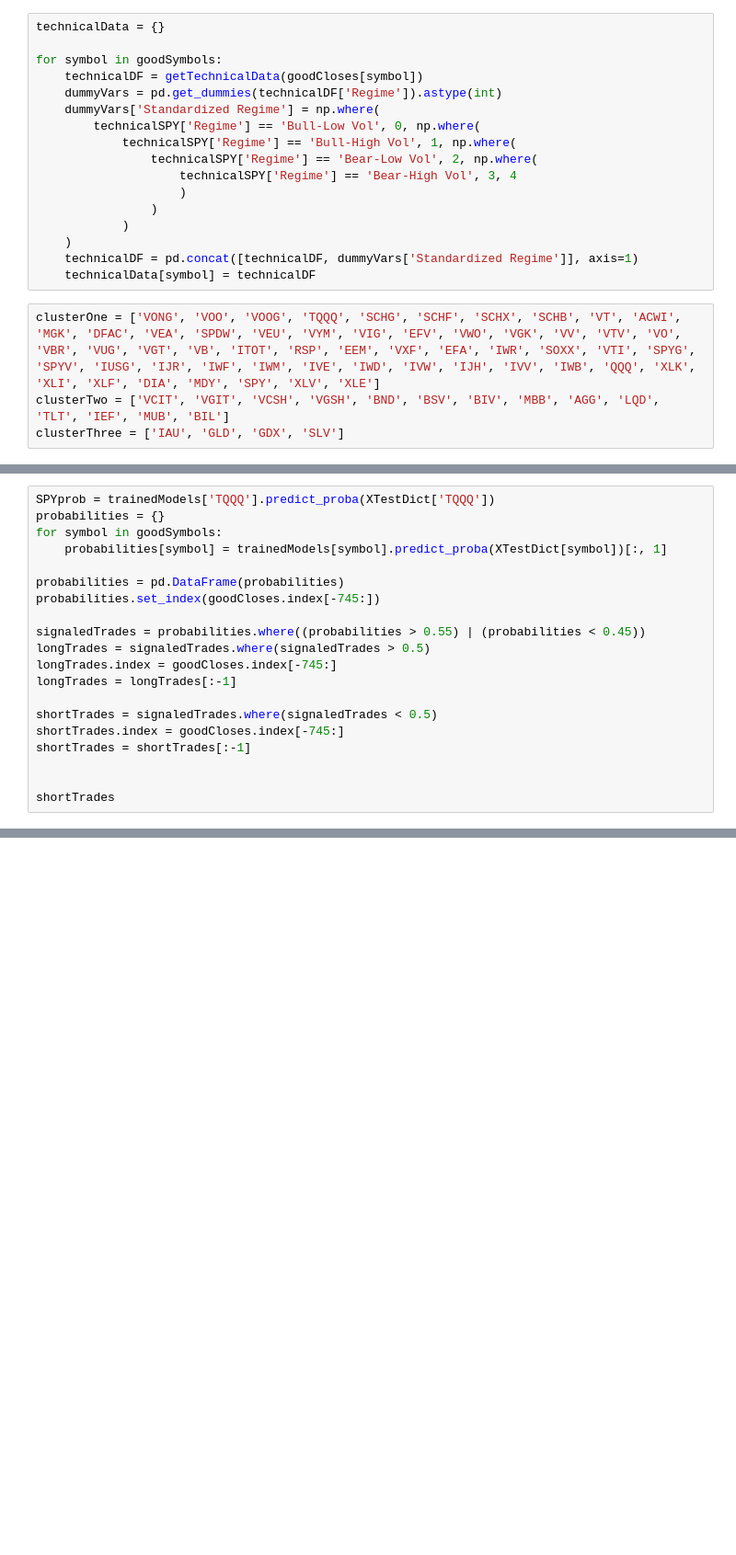
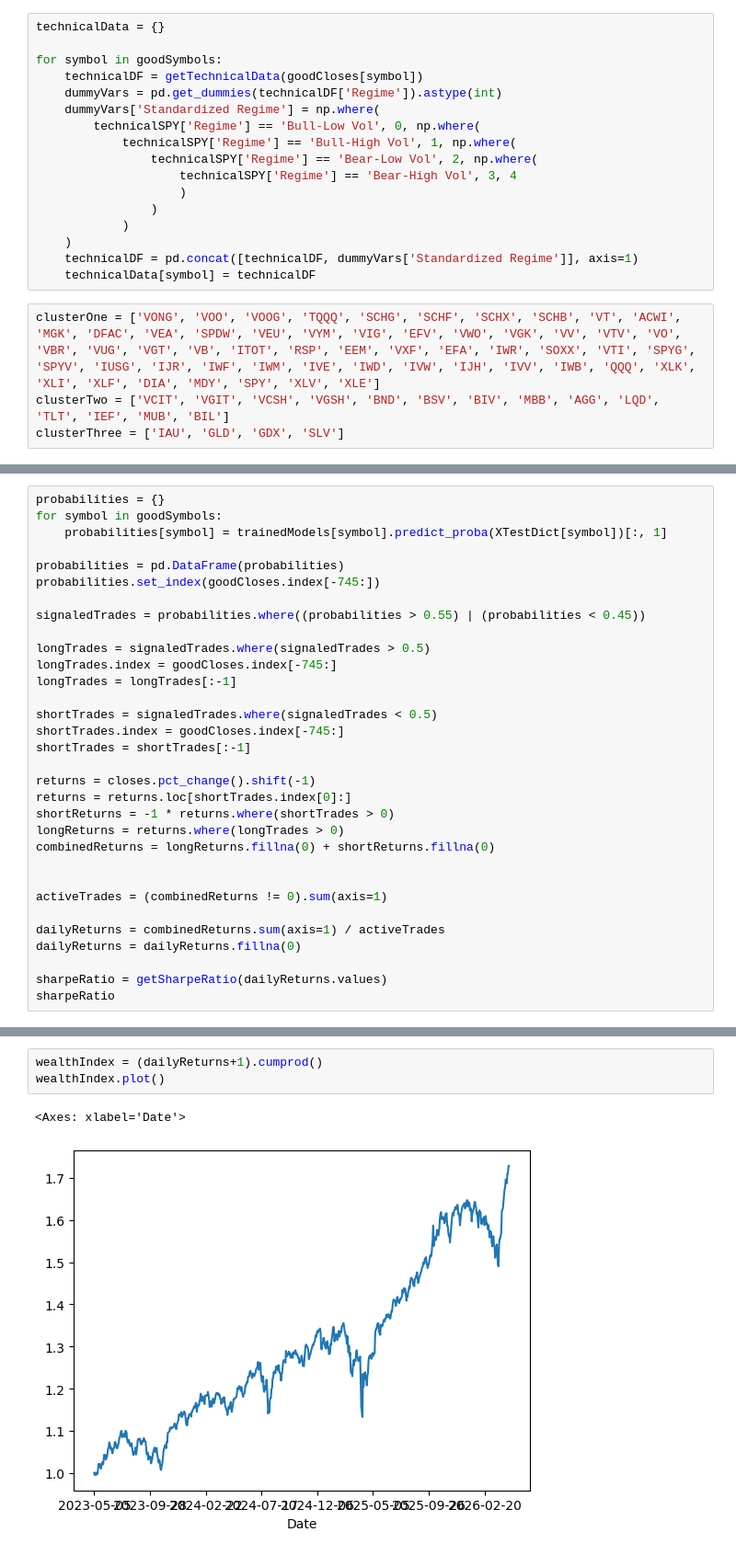
Before and after one commit to shiner32/COSC-247-Final-Project, a Jupyter notebook: backtestStart.ipynb, the cells around one changed output, grey strips where cells are left out. Shown at 92% size. Drawn from its saved outputs; the diff is of its cells as text; blank space fills up the shorter version.

```diff
--- a/backtestStart.ipynb
+++ b/backtestStart.ipynb
@@ -250,5 +265,4 @@ Train Accuracy for SPY: 0.5459  Test Accuracy for SPY: 0.5584
 # %%
-SPYprob = trainedModels['TQQQ'].predict_proba(XTestDict['TQQQ'])
 probabilities = {}
 for symbol in goodSymbols:
     probabilities[symbol] = trainedModels[symbol].predict_proba(XTestDict[symbol])[:, 1]
@@ -257,6 +271,7 @@ probabilities = pd.DataFrame(probabilities)
 probabilities.set_index(goodCloses.index[-745:])
 
 signaledTrades = probabilities.where((probabilities > 0.55) | (probabilities < 0.45))
+
 longTrades = signaledTrades.where(signaledTrades > 0.5)
 longTrades.index = goodCloses.index[-745:]
 longTrades = longTrades[:-1]
@@ -265,6 +280,18 @@ shortTrades = signaledTrades.where(signaledTrades < 0.5)
 shortTrades.index = goodCloses.index[-745:]
 shortTrades = shortTrades[:-1]
 
+returns = closes.pct_change().shift(-1)
+returns = returns.loc[shortTrades.index[0]:]
+shortReturns = -1 * returns.where(shortTrades > 0)
+longReturns = returns.where(longTrades > 0)
+combinedReturns = longReturns.fillna(0) + shortReturns.fillna(0)
 
-shortTrades
+
+activeTrades = (combinedReturns != 0).sum(axis=1)
+
+dailyReturns = combinedReturns.sum(axis=1) / activeTrades
+dailyReturns = dailyReturns.fillna(0)
+
+sharpeRatio = getSharpeRatio(dailyReturns.values)
+sharpeRatio
 # %% [output]
@@ -284,0 +326,6 @@ shortTrades
+# %%
+wealthIndex = (dailyReturns+1).cumprod()
+wealthIndex.plot()
+# %% [output]
+<Axes: xlabel='Date'>
+[figure, added]
```
Also changed, not shown: parts of 8 cells of this notebook, 2 other files.
